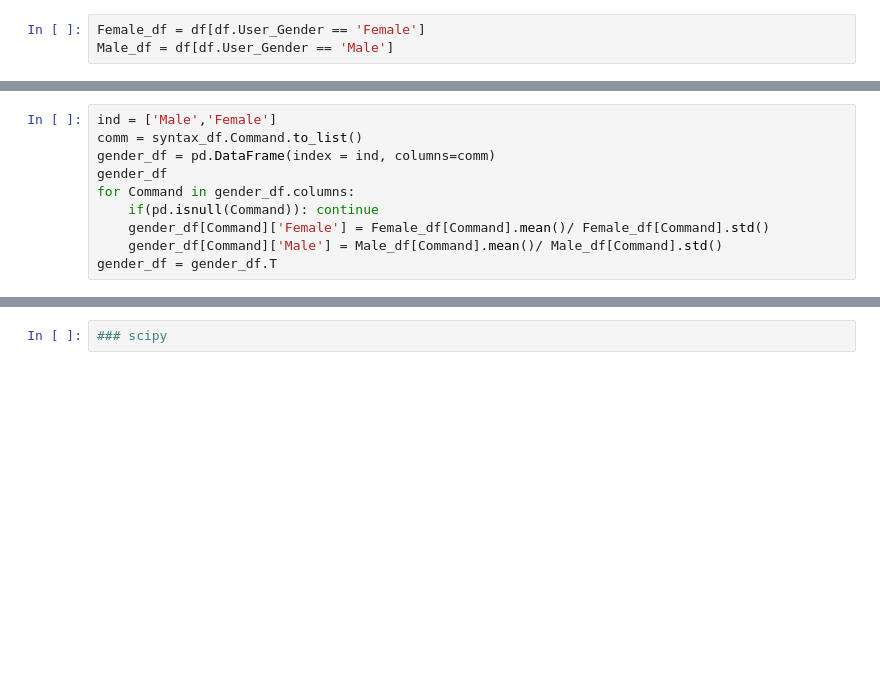
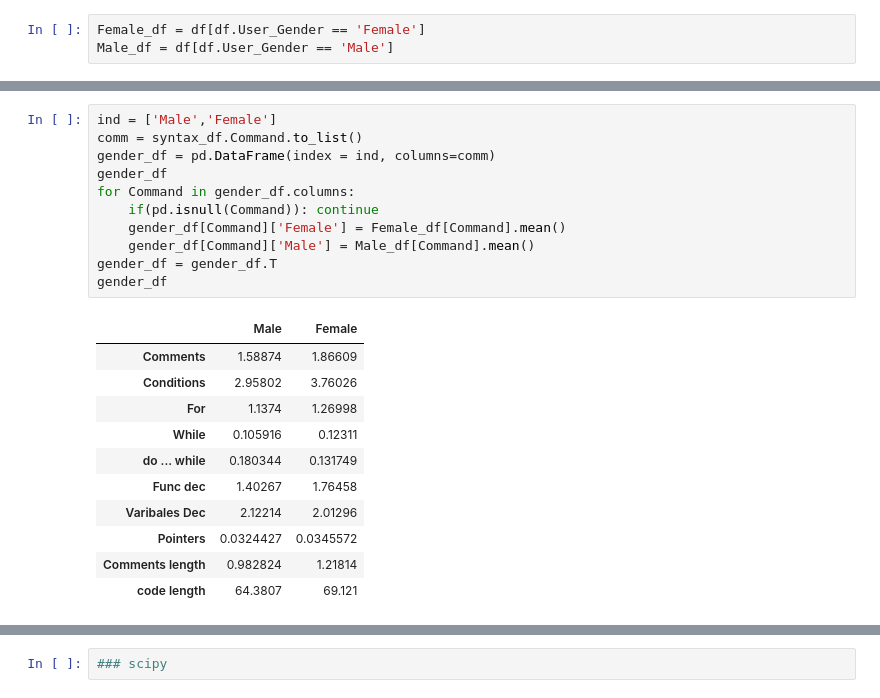
Before and after one commit to noambassat/Male-programmers-from-Mars-and-female-engineers-from-Venus, a Jupyter notebook: Syntaxes.ipynb, the cells around one changed output, grey strips where cells are left out. Cells and saved outputs as stored; diff of their text form; blank space fills up the shorter version.

```diff
--- a/Syntaxes.ipynb
+++ b/Syntaxes.ipynb
@@ -208,10 +228,23 @@ Female_df.shape
 # %%
 ind = ['Male','Female']
 comm = syntax_df.Command.to_list()
 gender_df = pd.DataFrame(index = ind, columns=comm)
 gender_df
 for Command in gender_df.columns:
     if(pd.isnull(Command)): continue
-    gender_df[Command]['Female'] = Female_df[Command].mean()/ Female_df[Command].std()
-    gender_df[Command]['Male'] = Male_df[Command].mean()/ Male_df[Command].std()
+    gender_df[Command]['Female'] = Female_df[Command].mean()
+    gender_df[Command]['Male'] = Male_df[Command].mean()
 gender_df = gender_df.T
+gender_df
+# %% [output]
+|  | Male | Female |
+| Comments | 1.58874 | 1.86609 |
+| Conditions | 2.95802 | 3.76026 |
+| For | 1.1374 | 1.26998 |
+| While | 0.105916 | 0.12311 |
+| do ... while | 0.180344 | 0.131749 |
+| Func dec | 1.40267 | 1.76458 |
+| Varibales Dec | 2.12214 | 2.01296 |
+| Pointers | 0.0324427 | 0.0345572 |
+| Comments length | 0.982824 | 1.21814 |
+| code length | 64.3807 | 69.121 |
```
Also changed, not shown: parts of 7 cells of this notebook.
